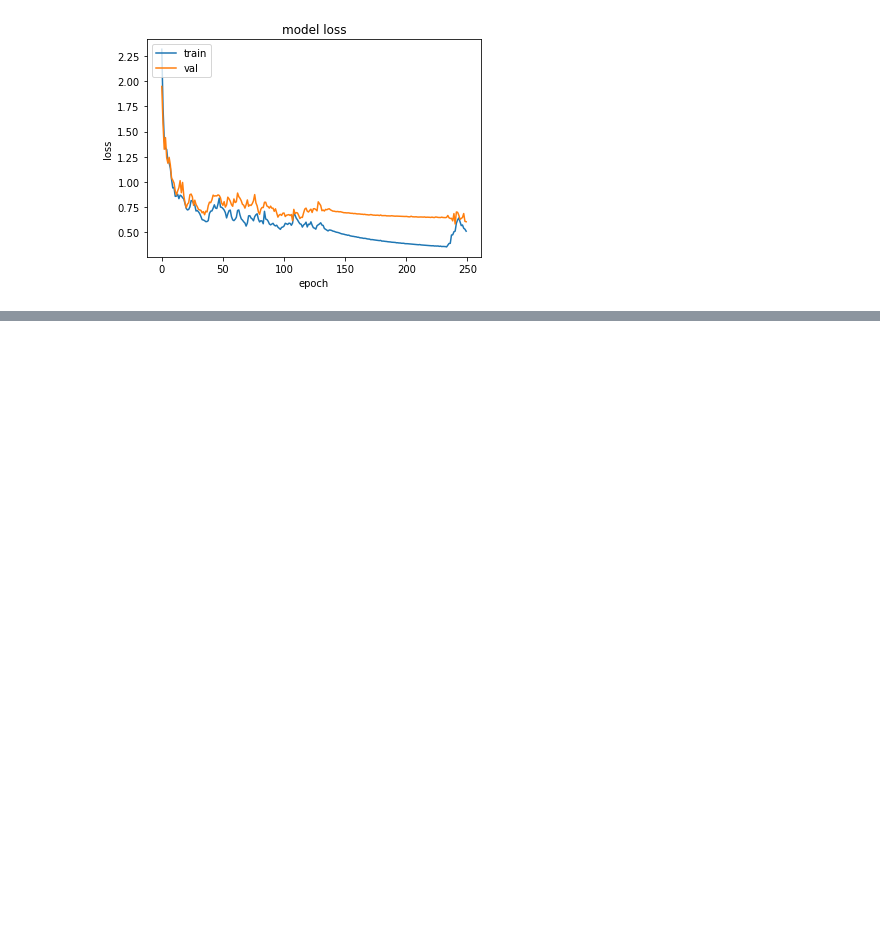
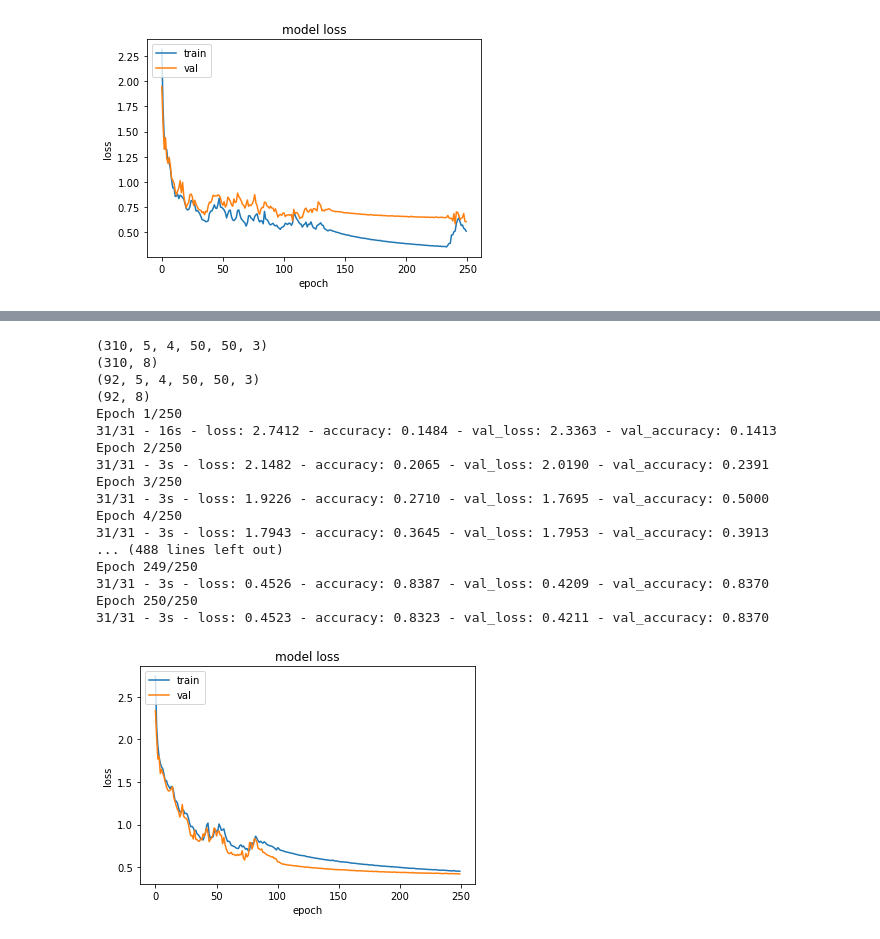
Before and after one commit to signLangProjectNIC/tf-cnn-lstm4, a Jupyter notebook: tf_cnn_lstm11.ipynb, the cells around one changed output, grey strips where cells are left out. Saved outputs shown, nothing was run; the diff lists cells and outputs as text; code cells hidden in the pictures; blank space fills up the shorter version.

```diff
--- a/tf_cnn_lstm11.ipynb
+++ b/tf_cnn_lstm11.ipynb
@@ -376,0 +400,23 @@ with tpu_strategy.scope():
+# %%
+layers=list((conv3D(timeDist=True),flatten(timeDist=True),LSTM(),dense(activation='softmax')))
+with tpu_strategy.scope():
+  evaluateModel(trainX=trainSetX,trainY=trainSetY,valX=testSetX,valY=testSetY,layers=layers,epochs=250,verbose=2)
+# %% [output]
+(310, 5, 4, 50, 50, 3)
+(310, 8)
+(92, 5, 4, 50, 50, 3)
+(92, 8)
+Epoch 1/250
+31/31 - 16s - loss: 2.7412 - accuracy: 0.1484 - val_loss: 2.3363 - val_accuracy: 0.1413
+Epoch 2/250
+31/31 - 3s - loss: 2.1482 - accuracy: 0.2065 - val_loss: 2.0190 - val_accuracy: 0.2391
+Epoch 3/250
+31/31 - 3s - loss: 1.9226 - accuracy: 0.2710 - val_loss: 1.7695 - val_accuracy: 0.5000
+Epoch 4/250
+31/31 - 3s - loss: 1.7943 - accuracy: 0.3645 - val_loss: 1.7953 - val_accuracy: 0.3913
+... (488 lines left out)
+Epoch 249/250
+31/31 - 3s - loss: 0.4526 - accuracy: 0.8387 - val_loss: 0.4209 - val_accuracy: 0.8370
+Epoch 250/250
+31/31 - 3s - loss: 0.4523 - accuracy: 0.8323 - val_loss: 0.4211 - val_accuracy: 0.8370
+[figure, added]
```
Also changed, not shown: parts of 6 cells of this notebook.
